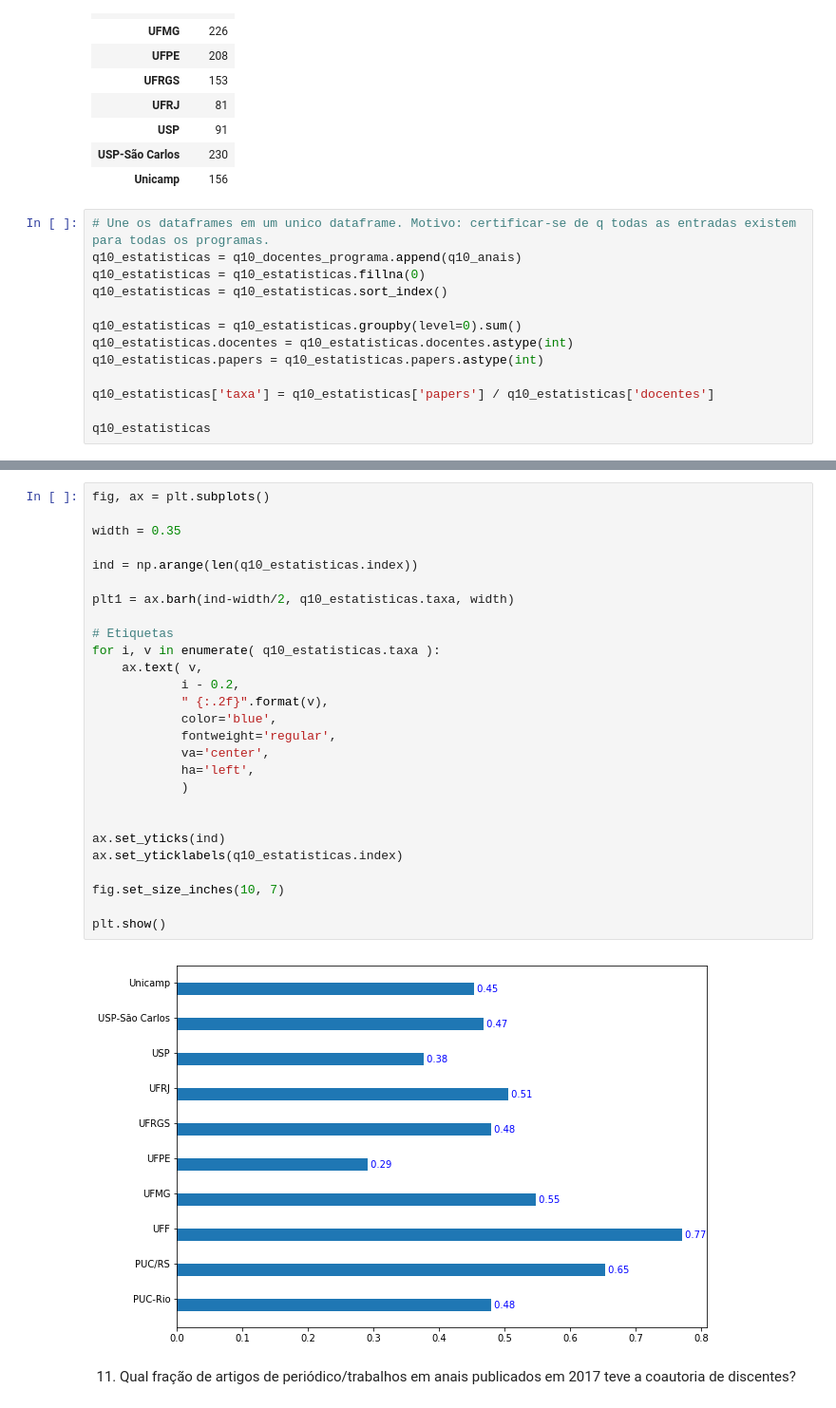
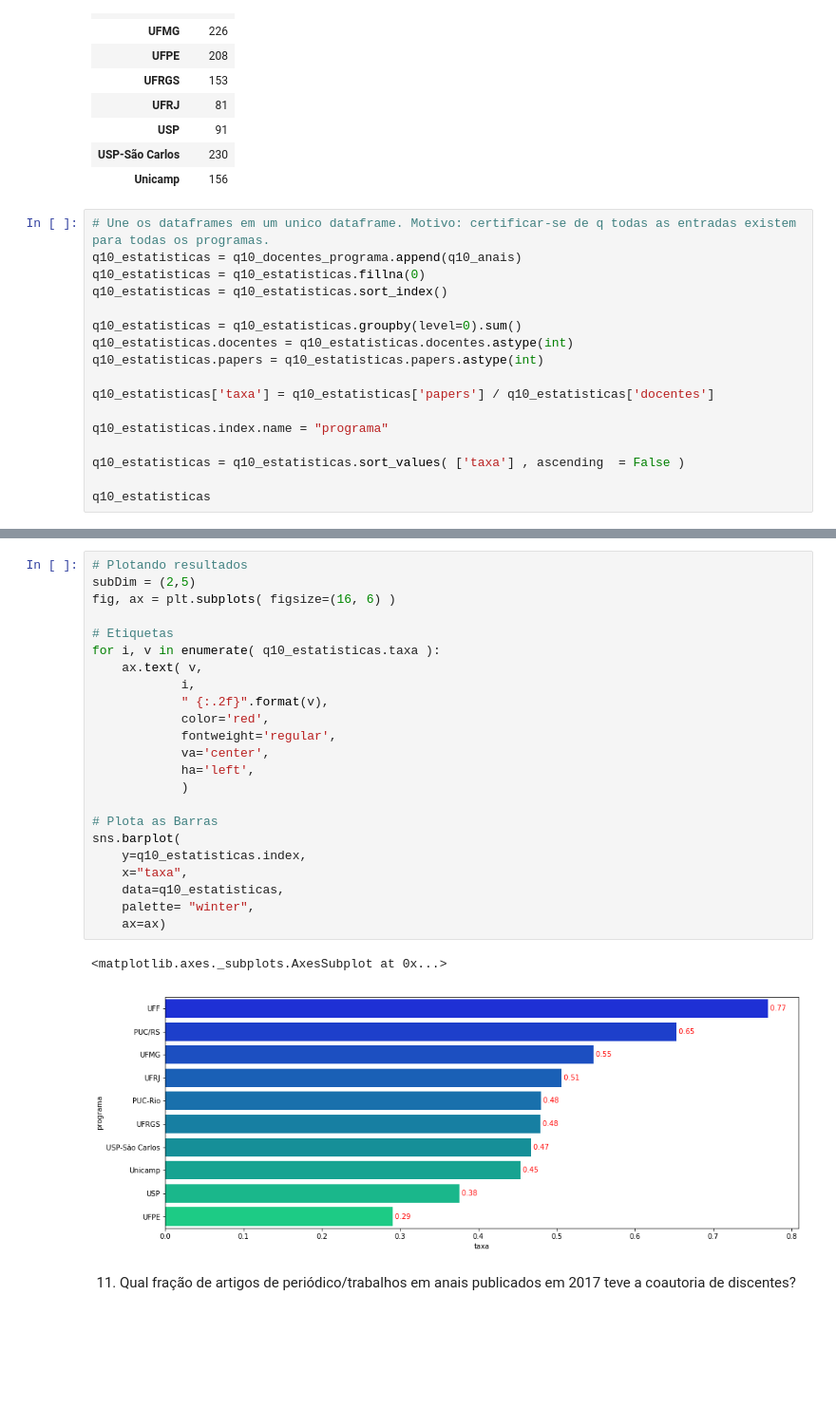
Before and after one commit to Pedalves/DataScience, a Jupyter notebook: CAPES/T1.1 Enunciado - Analise descritiva de dados de PG.ipynb, the cells around one changed output, grey strips where cells are left out. Shown at 95% size. Saved outputs shown, nothing was run; the diff lists cells and outputs as text; blank space fills up the shorter version.

```diff
--- a/CAPES/T1.1 Enunciado - Analise descritiva de dados de PG.ipynb
+++ b/CAPES/T1.1 Enunciado - Analise descritiva de dados de PG.ipynb
@@ -1031,6 +1032,10 @@ q10_estatisticas.papers = q10_estatisticas.papers.astype(int)
 
 q10_estatisticas['taxa'] = q10_estatisticas['papers'] / q10_estatisticas['docentes']
 
+q10_estatisticas.index.name = "programa"
+
+q10_estatisticas = q10_estatisticas.sort_values( ['taxa'] , ascending  = False )
+
 q10_estatisticas
 # %% [output]
 |  | docentes | papers | taxa |
@@ -1048,32 +1053,29 @@ q10_estatisticas
 # %%
-fig, ax = plt.subplots()
-
-width = 0.35
-
-ind = np.arange(len(q10_estatisticas.index))
-
-plt1 = ax.barh(ind-width/2, q10_estatisticas.taxa, width)
+# Plotando resultados
+subDim = (2,5)
+fig, ax = plt.subplots( figsize=(16, 6) )
 
 # Etiquetas
 for i, v in enumerate( q10_estatisticas.taxa ):
     ax.text( v,
-            i - 0.2,
+            i,
             " {:.2f}".format(v),
-            color='blue',
+            color='red',
             fontweight='regular',
             va='center',
             ha='left',
             )
 
-
-ax.set_yticks(ind)
-ax.set_yticklabels(q10_estatisticas.index)
-
-fig.set_size_inches(10, 7)
-
-plt.show()
+# Plota as Barras
+sns.barplot(
+    y=q10_estatisticas.index,
+    x="taxa",
+    data=q10_estatisticas,
+    palette= "winter",
+    ax=ax)
 # %% [output]
+<matplotlib.axes._subplots.AxesSubplot at 0x...>
-[figure, old version]
+[figure, new version]
 # %% [markdown]
 11) Qual fração de artigos de periódico/trabalhos em anais publicados em 2017 teve a coautoria de discentes?
 # %%
```
Also changed, not shown: parts of 26 cells of this notebook.
